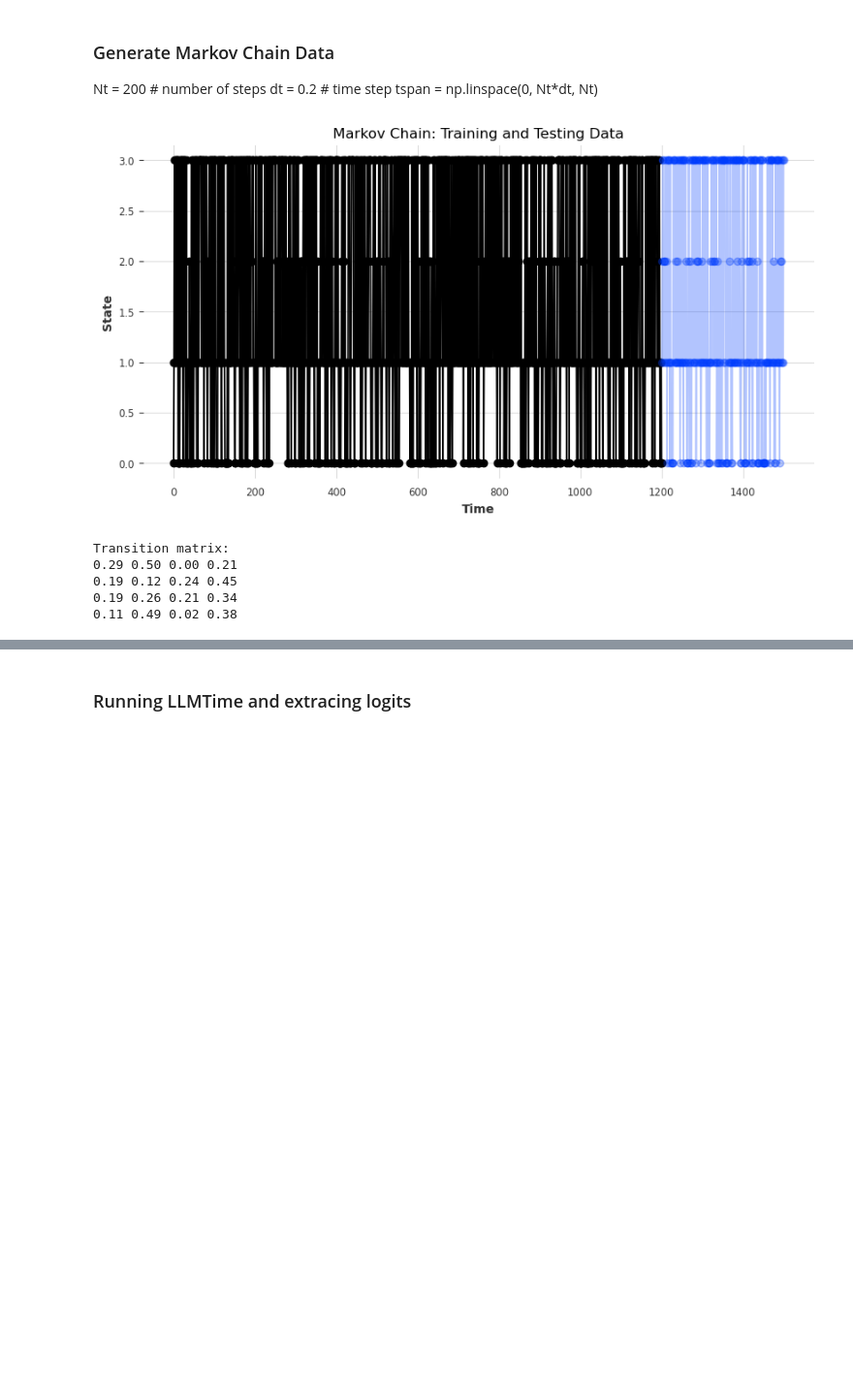
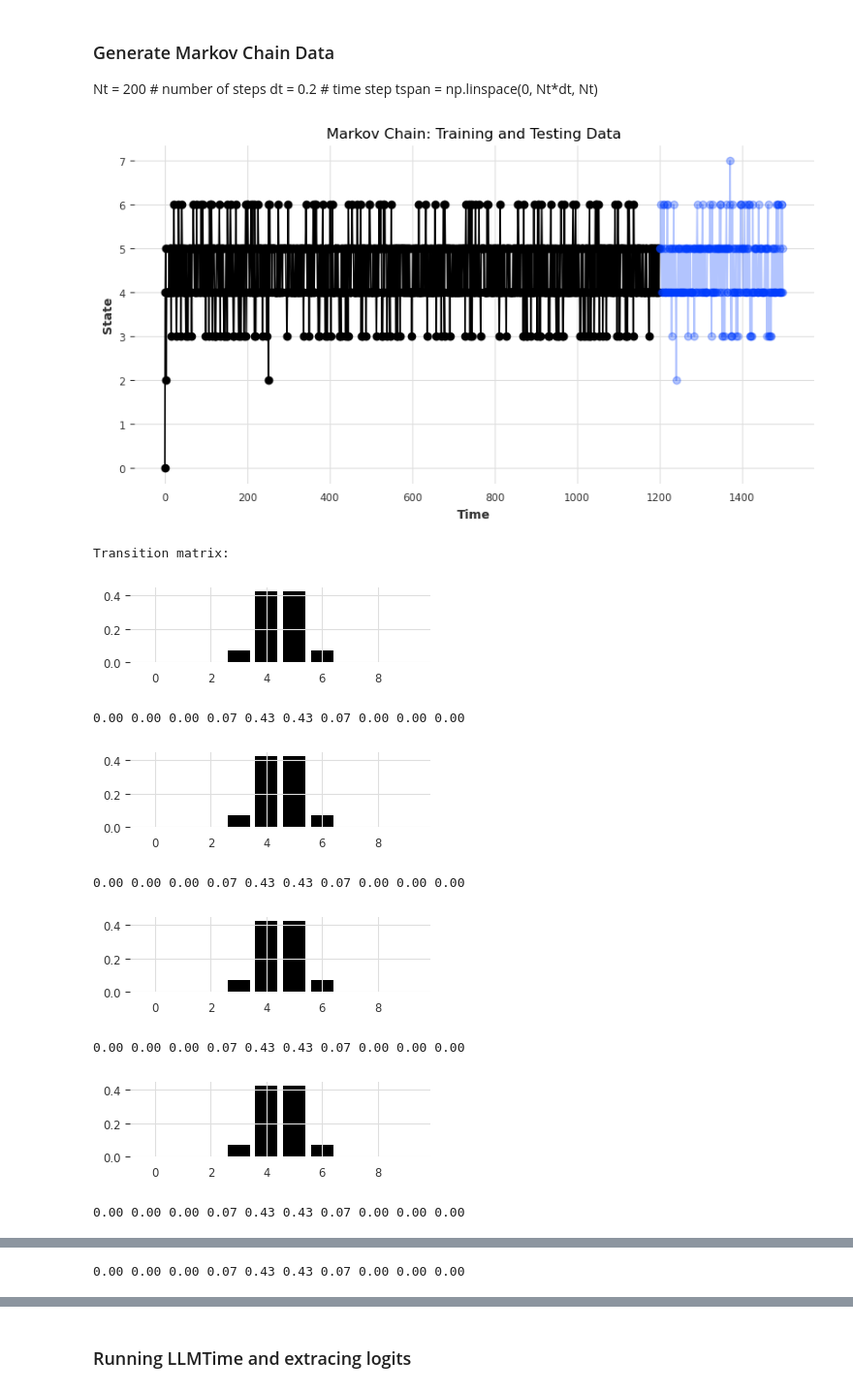
Before and after one commit to AntonioLiu97/llmICL, a Jupyter notebook: markov_learning_demo.ipynb, the cells around one changed output, grey strips where cells are left out. Shown at 97% size. Drawn from its saved outputs; the diff is of its cells as text; code cells hidden in the pictures; blank space fills up the shorter version.

```diff
--- a/markov_learning_demo.ipynb
+++ b/markov_learning_demo.ipynb
@@ -257,12 +246,21 @@ Nt = 200 # number of steps
 dt =  0.2 # time step
 tspan = np.linspace(0, Nt*dt, Nt)
 # %%
+### Force all conditioned distribution to be the same
+### This results in discretized Orstein-Uhlenbeck Process
+OU = True
+sigma = 1.0
+# sigma = 3.0
+sigma = 0.5
+
 # number of states
-# N_state = 10
+N_state = 10
+# N_state = 9
+# N_state = 8
 # N_state = 6
-N_state = 4
-# N_state = 8
-# N_state = 9
+# N_state = 5
+# N_state = 4
+
 
 # number of steps
 Nt = 1500
@@ -275,7 +273,6 @@ states = np.arange(N_state)
 states_string = "".join(str(x) for x in states)
 # good_tokens_str = list("0123456789" + settings.time_sep)
 good_tokens_str = list(states_string + settings.time_sep)
-
 
 
 
@@ -293,45 +290,73 @@ def generate_transition_matrix(N_state):
     P /= P.sum(axis=1)[:, np.newaxis]
     return P
 
+def generate_gaussian_matrix(N_state, sigma):
+    """
+    Generate a transition matrix of shape (N_state, N_state) for an uncorrelated Brownian motion.
+    Each row will be the same, representing discretized bins of a Gaussian distribution.
+    The sum of each row is normalized to 1.
+
+    :param N_state: Number of states (and thus size of the transition matrix)
+    :param sigma: Standard deviation of the Gaussian distribution (controls the width of the Gaussian)
+    """
+    # Define the bins for the Gaussian distribution
+    bins = np.linspace(-3, 3, N_state)
+
+    # Calculate the Gaussian distribution values for these bins
+    gaussian_distribution = np.exp(-0.5 * (bins / sigma) ** 2)
+    gaussian_distribution /= gaussian_distribution.sum()  # Normalize to sum to 1
+
+    # Repeat this distribution for each row to create the transition matrix
+    P = np.tile(gaussian_distribution, (N_state, 1))
+
+    return P
+
 # Generate the chain
 np.random.seed(1)
 
-P = generate_transition_matrix(N_state)
+if OU:
+    P = generate_gaussian_matrix(N_state, sigma)
+else:
+    P = generate_transition_matrix(N_state)
 
 for t in range(1, Nt):
     current_state = chain[-1]
     next_state = np.random.choice(states, p=P[current_state])
     chain.append(next_state)
 
 # Create a time span
 tspan = np.arange(Nt)
 
 # Store the generated time-series in a pandas DataFrame
 df = pd.DataFrame({'Time': tspan, 'X': chain})
 
 # Split the data into training and testing sets
 train = df['X'][0:int(Nt/5*4)]
 test = df['X'][int(Nt/5*4):]
 
 # Plotting
 plt.figure(figsize=(10, 5))
 plt.plot(train, alpha=1, marker = 'o', label='Training Data')
 plt.plot([np.nan]*len(train)+list(test), alpha=0.3, marker = 'o', label='Testing Data')
 plt.xlabel('Time')
 plt.ylabel('State')
 plt.title('Markov Chain: Training and Testing Data')
 plt.show()
 
 print("Transition matrix:")
 for row in P:
-    # plt.figure(figsize=(4, 1), dpi=100)
-    # plt.bar(states, row)
+    plt.figure(figsize=(4, 1), dpi=100)
+    plt.bar(states, row)
     plt.show()
     print(" ".join(f"{x:.2f}" for x in row))
 # %% [output]
-[figure, old version]
+[figure, new version]
 Transition matrix:
-0.29 0.50 0.00 0.21
-0.19 0.12 0.24 0.45
-0.19 0.26 0.21 0.34
-0.11 0.49 0.02 0.38
+[figure, added]
+0.00 0.00 0.00 0.07 0.43 0.43 0.07 0.00 0.00 0.00
+[figure, added]
+0.00 0.00 0.00 0.07 0.43 0.43 0.07 0.00 0.00 0.00
+[figure, added]
+0.00 0.00 0.00 0.07 0.43 0.43 0.07 0.00 0.00 0.00
+[figure, added]
+0.00 0.00 0.00 0.07 0.43 0.43 0.07 0.00 0.00 0.00
@@ -337,0 +364 @@ Transition matrix:
+0.00 0.00 0.00 0.07 0.43 0.43 0.07 0.00 0.00 0.00
```
Also changed, not shown: parts of 16 cells of this notebook, 4 other files.
